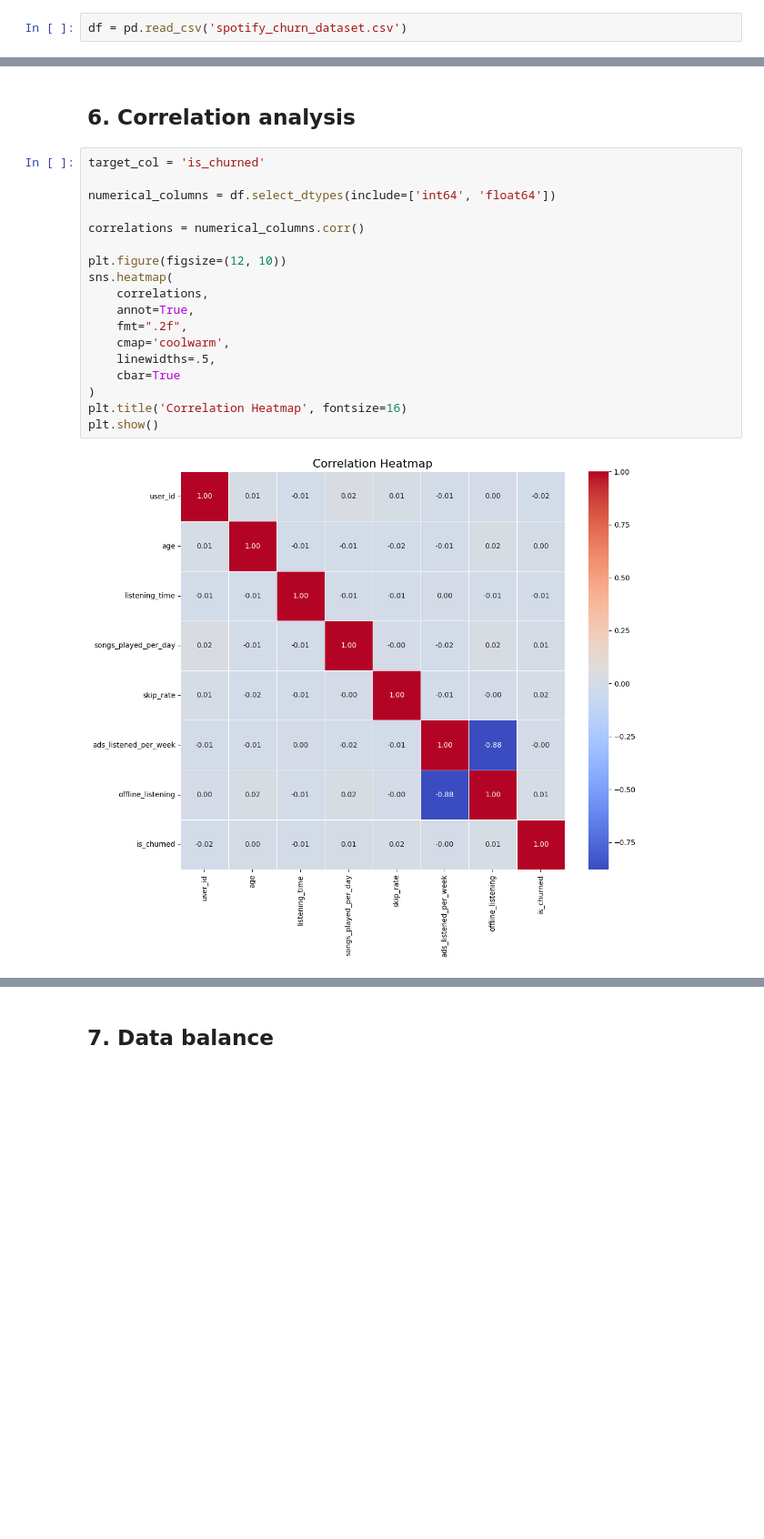
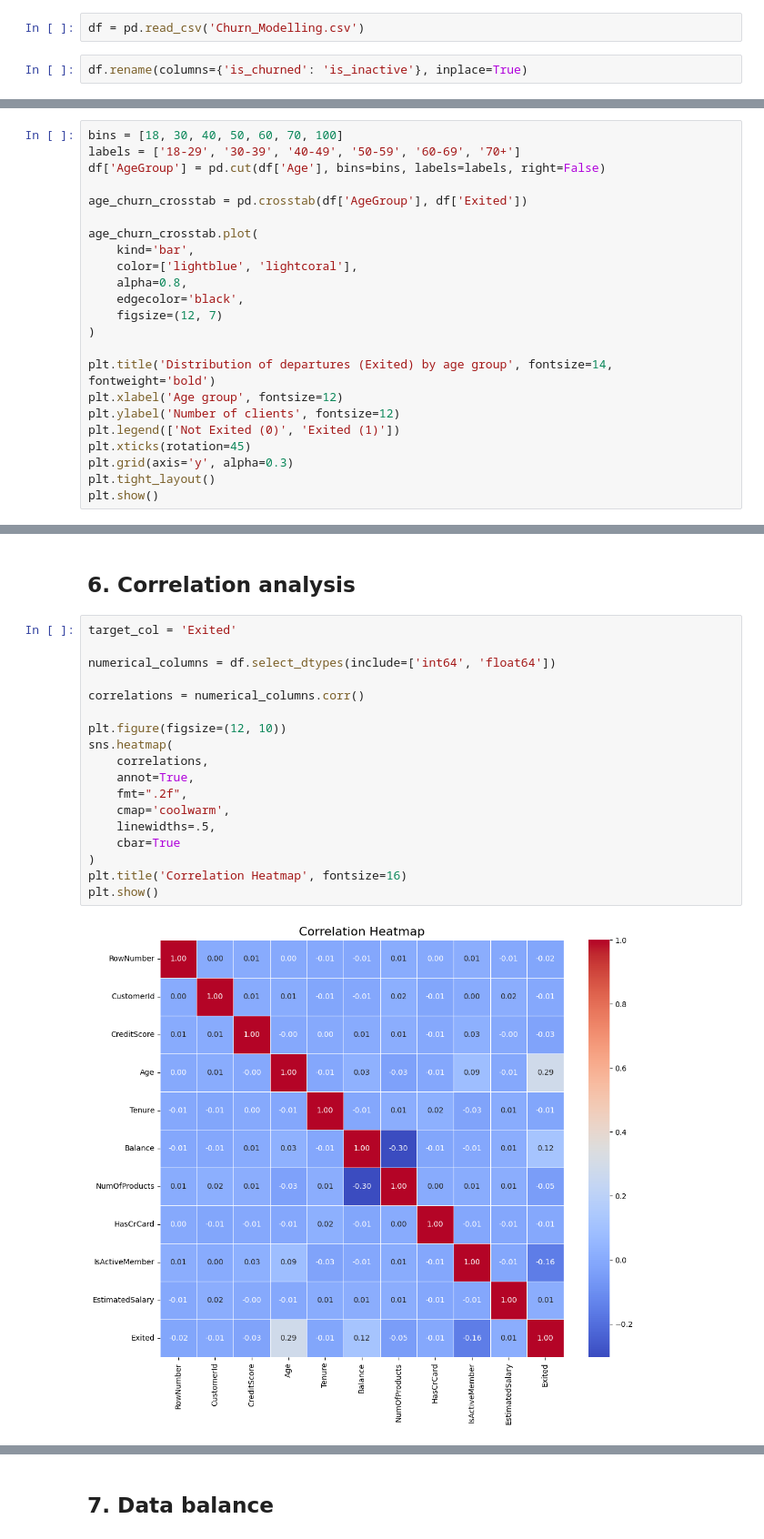
Before and after one commit to maxoubvd/S7_ML_project, a Jupyter notebook: projet_ml.ipynb, the cells around one changed output, grey strips where cells are left out. Shown: that part at 91% size. Drawn from its saved outputs; the diff is of its cells as text; blank space fills up the shorter version.

```diff
--- a/projet_ml.ipynb
+++ b/projet_ml.ipynb
@@ -13,7 +13,9 @@ from sklearn.preprocessing import StandardScaler
 # %% [markdown]
 ## 2. Dataset
 # %%
-df = pd.read_csv('spotify_churn_dataset.csv')
+df = pd.read_csv('Churn_Modelling.csv')
+# %%
+df.rename(columns={'is_churned': 'is_inactive'}, inplace=True)
 # %% [markdown]
 # II. Dataset analysis
 # %%
@@ -244,0 +278,23 @@ plt.show()
+# %%
+bins = [18, 30, 40, 50, 60, 70, 100]
+labels = ['18-29', '30-39', '40-49', '50-59', '60-69', '70+']
+df['AgeGroup'] = pd.cut(df['Age'], bins=bins, labels=labels, right=False)
+
+age_churn_crosstab = pd.crosstab(df['AgeGroup'], df['Exited'])
+
+age_churn_crosstab.plot(
+    kind='bar',
+    color=['lightblue', 'lightcoral'],
+    alpha=0.8,
+    edgecolor='black',
+    figsize=(12, 7)
+)
+
+plt.title('Distribution of departures (Exited) by age group', fontsize=14, fontweight='bold')
+plt.xlabel('Age group', fontsize=12)
+plt.ylabel('Number of clients', fontsize=12)
+plt.legend(['Not Exited (0)', 'Exited (1)'])
+plt.xticks(rotation=45)
+plt.grid(axis='y', alpha=0.3)
+plt.tight_layout()
+plt.show()
@@ -375,22 +331,22 @@ plt.show()
 # %% [markdown]
 ## 6. Correlation analysis
 # %%
-target_col = 'is_churned'
+target_col = 'Exited'
 
 numerical_columns = df.select_dtypes(include=['int64', 'float64'])
 
 correlations = numerical_columns.corr()
 
 plt.figure(figsize=(12, 10))
 sns.heatmap(
     correlations,
     annot=True,
     fmt=".2f",
     cmap='coolwarm',
     linewidths=.5,
     cbar=True
 )
 plt.title('Correlation Heatmap', fontsize=16)
 plt.show()
 # %% [output]
-[figure, old version]
+[figure, new version]
```
Also changed, not shown: parts of 79 cells of this notebook.
